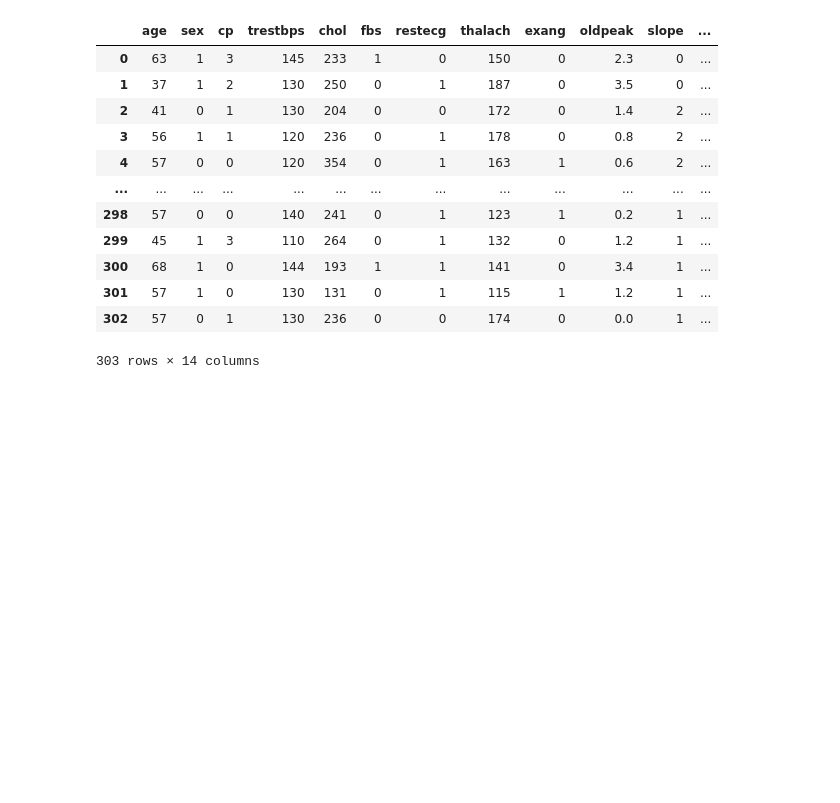
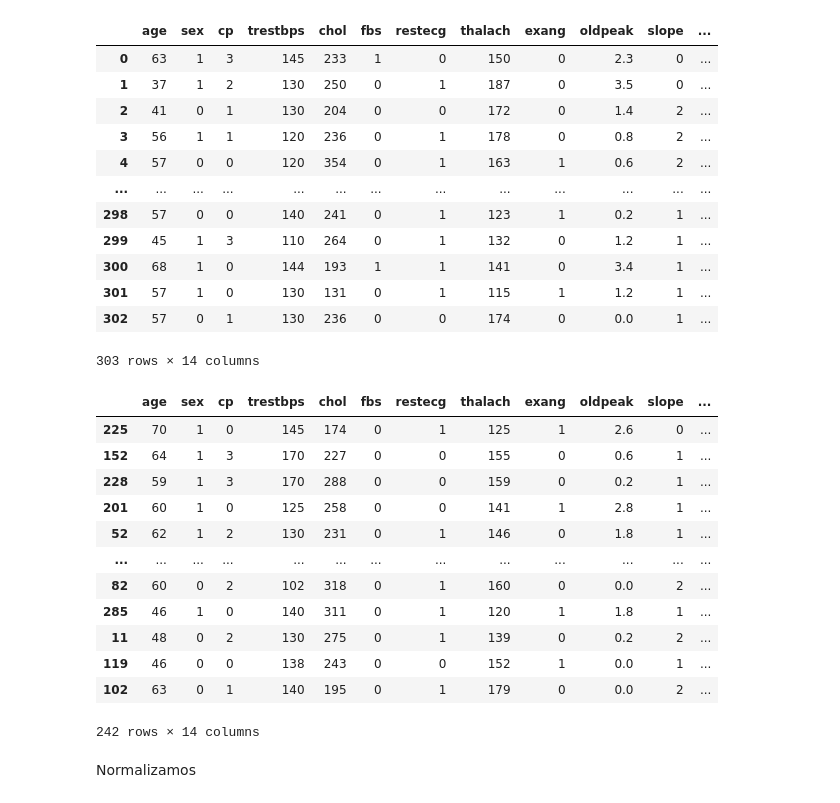
Before and after one commit to anamunoz01/AA_PRACTICA1_GRUPO_10, a Jupyter notebook: ProyectoI.ipynb, the cells around one changed output. Cells and saved outputs as stored; diff of their text form; code cells hidden in the pictures; blank space fills up the shorter version.

```diff
--- a/ProyectoI.ipynb
+++ b/ProyectoI.ipynb
@@ -60,3 +64,25 @@ df
 | 301 | 57 | 1 | 0 | 130 | 131 | 0 | 1 | 115 | 1 | 1.2 | 1 | ... |
 | 302 | 57 | 0 | 1 | 130 | 236 | 0 | 0 | 174 | 0 | 0.0 | 1 | ... |
 303 rows × 14 columns
+# %%
+train_data = df.sample(frac=0.8,random_state=0)
+# El resto de datos los almacenamos en test_data:
+test_data = df.drop(train_data.index)
+# %%
+train_data
+# %% [output]
+|  | age | sex | cp | trestbps | chol | fbs | restecg | thalach | exang | oldpeak | slope | ... |
+| 225 | 70 | 1 | 0 | 145 | 174 | 0 | 1 | 125 | 1 | 2.6 | 0 | ... |
+| 152 | 64 | 1 | 3 | 170 | 227 | 0 | 0 | 155 | 0 | 0.6 | 1 | ... |
+| 228 | 59 | 1 | 3 | 170 | 288 | 0 | 0 | 159 | 0 | 0.2 | 1 | ... |
+| 201 | 60 | 1 | 0 | 125 | 258 | 0 | 0 | 141 | 1 | 2.8 | 1 | ... |
+| 52 | 62 | 1 | 2 | 130 | 231 | 0 | 1 | 146 | 0 | 1.8 | 1 | ... |
+| ... | ... | ... | ... | ... | ... | ... | ... | ... | ... | ... | ... | ... |
+| 82 | 60 | 0 | 2 | 102 | 318 | 0 | 1 | 160 | 0 | 0.0 | 2 | ... |
+| 285 | 46 | 1 | 0 | 140 | 311 | 0 | 1 | 120 | 1 | 1.8 | 1 | ... |
+| 11 | 48 | 0 | 2 | 130 | 275 | 0 | 1 | 139 | 0 | 0.2 | 2 | ... |
+| 119 | 46 | 0 | 0 | 138 | 243 | 0 | 0 | 152 | 1 | 0.0 | 1 | ... |
+| 102 | 63 | 0 | 1 | 140 | 195 | 0 | 1 | 179 | 0 | 0.0 | 2 | ... |
+242 rows × 14 columns
+# %% [markdown]
+Normalizamos
```
Also changed, not shown: parts of 7 cells of this notebook.
